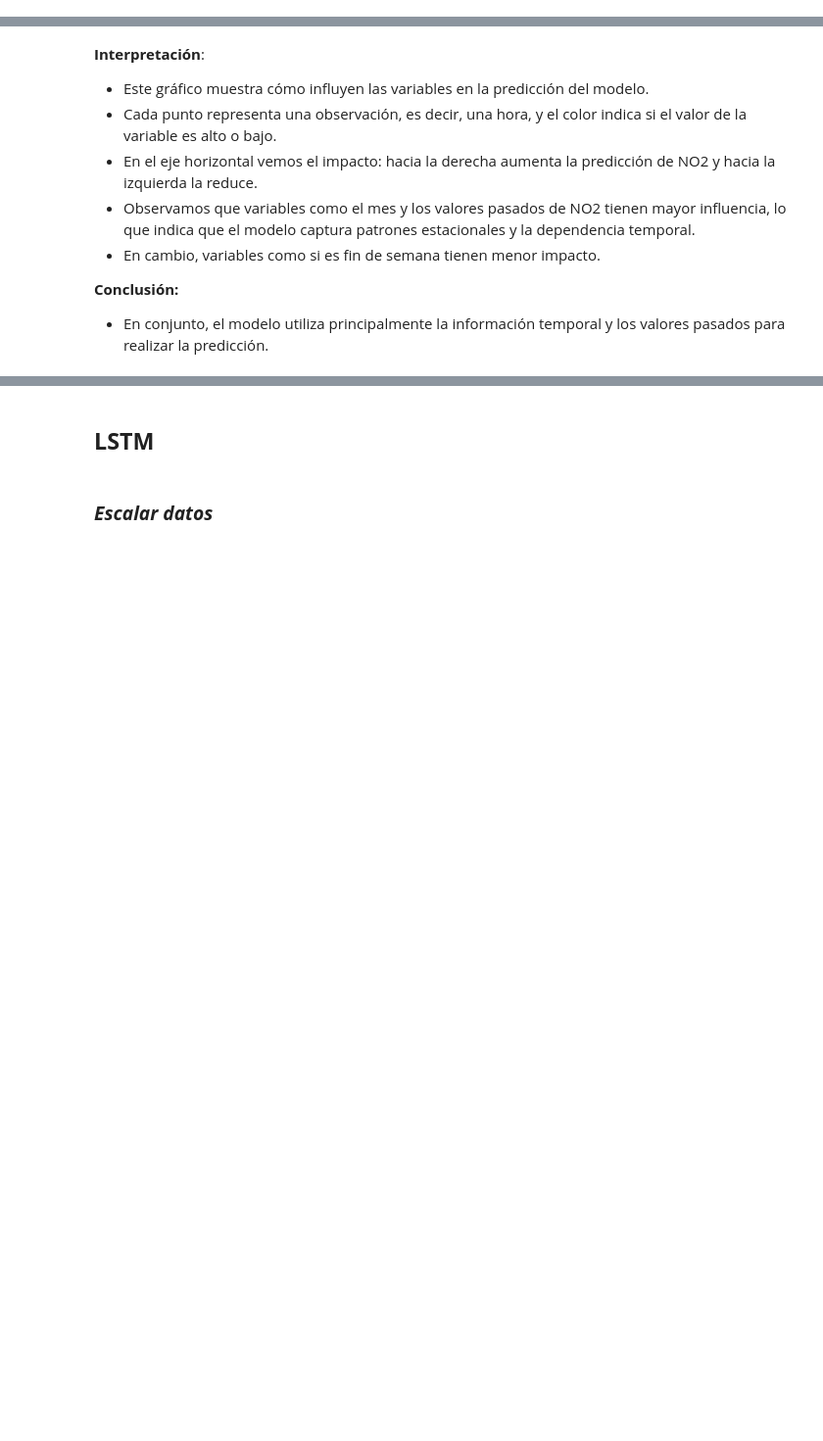
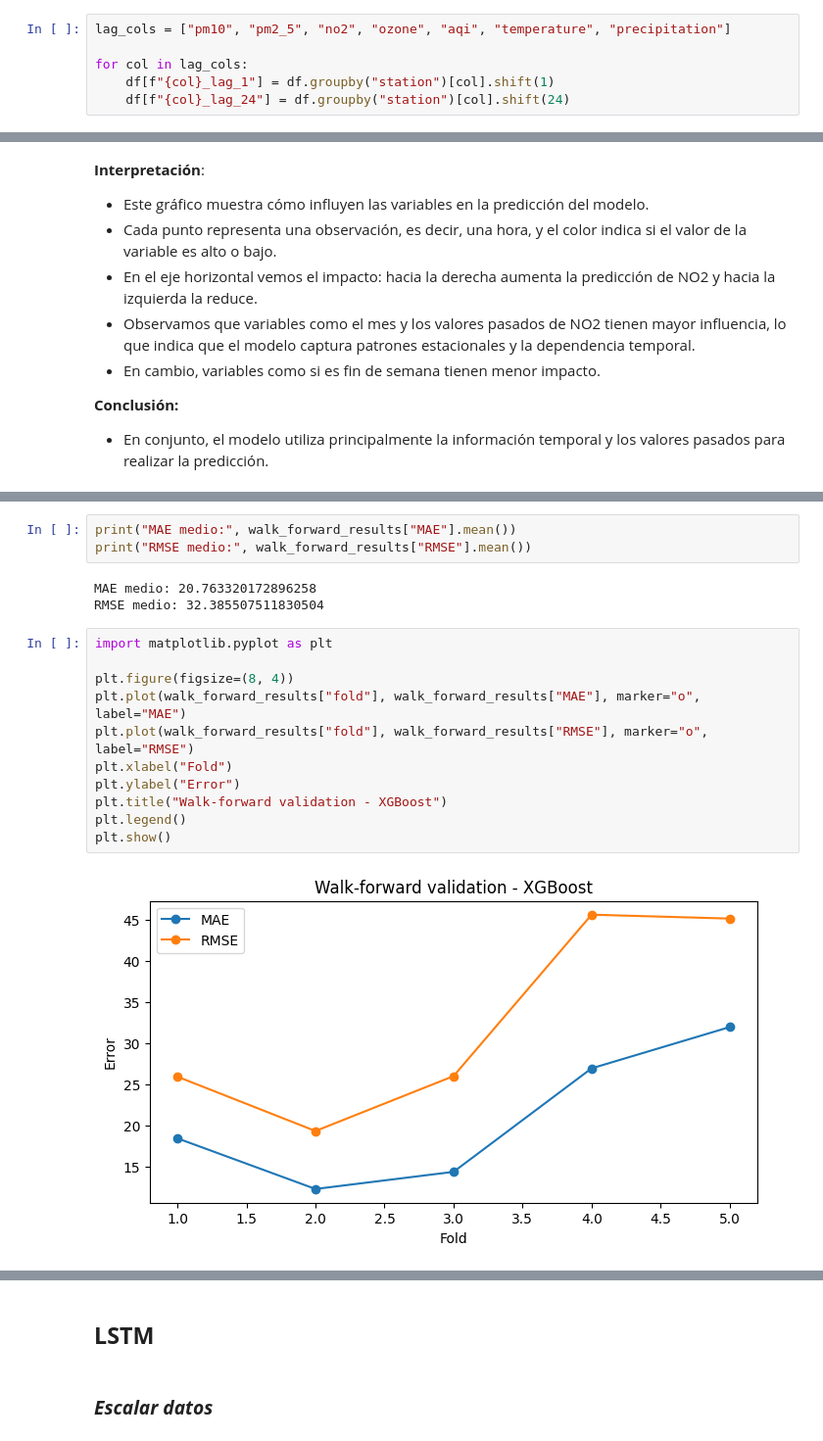
Before and after one commit to GuillenteN/Air-Quality-AI-Predictor, a Jupyter notebook: notebooks/proyecto.ipynb, the cells around one changed output, grey strips where cells are left out. Shown at 98% size. Cells and saved outputs as stored; diff of their text form; blank space fills up the shorter version.

```diff
--- a/notebooks/proyecto.ipynb
+++ b/notebooks/proyecto.ipynb
@@ -29,0 +292,6 @@ TypeError: Converting `np.inexact` or `np.floating` to a dtype not allowed
+# %%
+lag_cols = ["pm10", "pm2_5", "no2", "ozone", "aqi", "temperature", "precipitation"]
+
+for col in lag_cols:
+    df[f"{col}_lag_1"] = df.groupby("station")[col].shift(1)
+    df[f"{col}_lag_24"] = df.groupby("station")[col].shift(24)
@@ -358,0 +879,19 @@ TypeError: Converting `np.inexact` or `np.floating` to a dtype not allowed
+# %%
+print("MAE medio:", walk_forward_results["MAE"].mean())
+print("RMSE medio:", walk_forward_results["RMSE"].mean())
+# %% [output]
+MAE medio: 20.763320172896258
+RMSE medio: 32.385507511830504
+# %%
+import matplotlib.pyplot as plt
+
+plt.figure(figsize=(8, 4))
+plt.plot(walk_forward_results["fold"], walk_forward_results["MAE"], marker="o", label="MAE")
+plt.plot(walk_forward_results["fold"], walk_forward_results["RMSE"], marker="o", label="RMSE")
+plt.xlabel("Fold")
+plt.ylabel("Error")
+plt.title("Walk-forward validation - XGBoost")
+plt.legend()
+plt.show()
+# %% [output]
+[figure, added]
```
Also changed, not shown: parts of 87 cells of this notebook, 7 other files.
